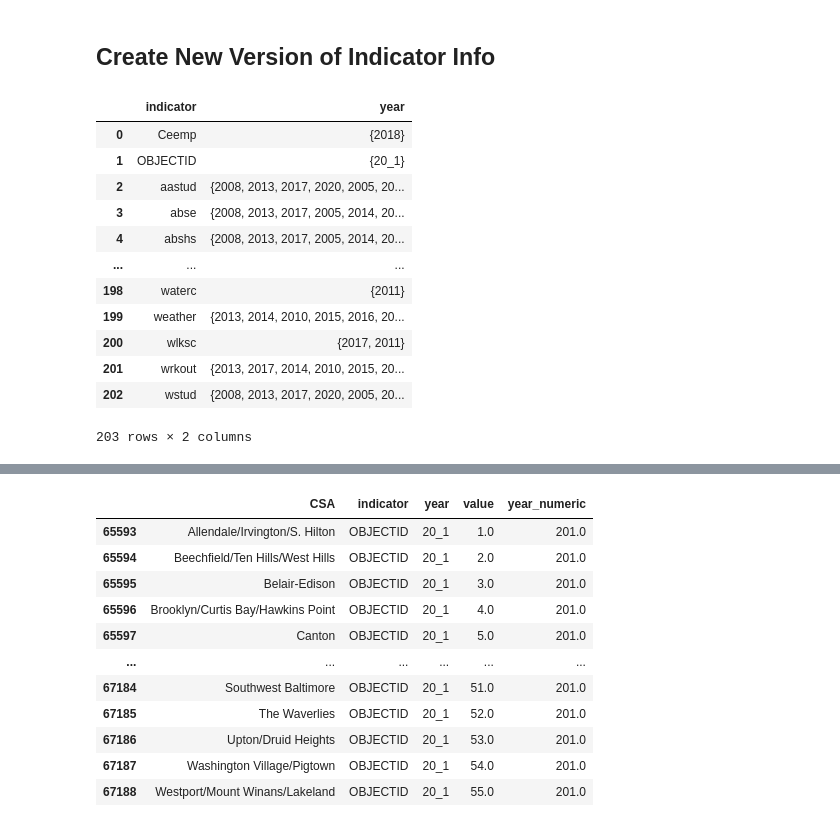
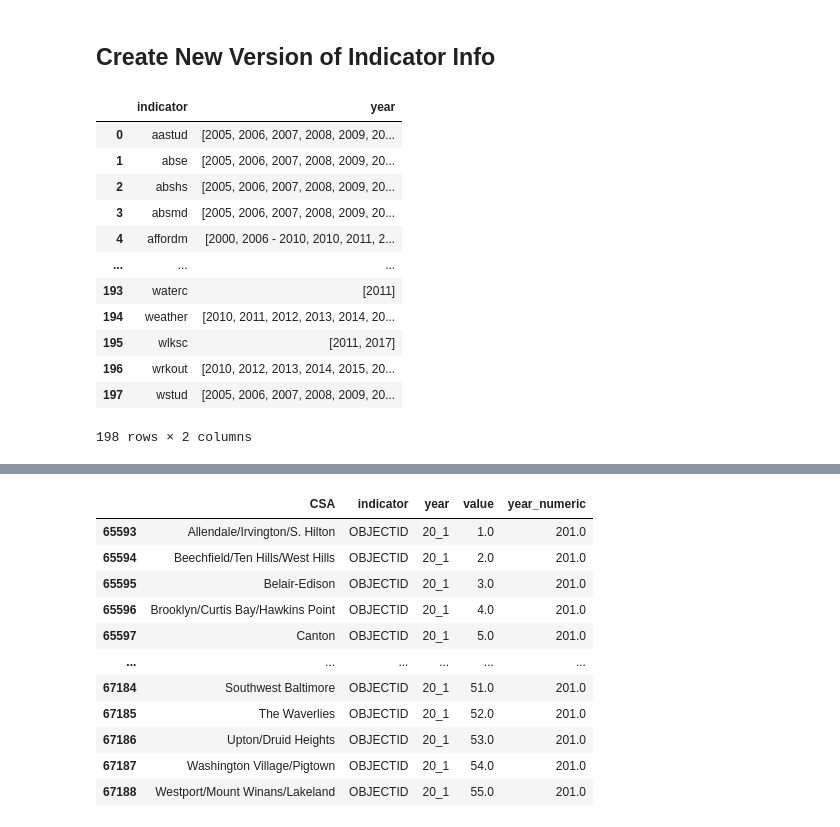
Before and after one commit to ejf78/cdc_vitalsigns, a Jupyter notebook: Vital_Signs_Data_Supplement.ipynb, the cells around one changed output, grey strips where cells are left out. Cells and saved outputs as stored; diff of their text form; code cells hidden in the pictures.

```diff
--- a/Vital_Signs_Data_Supplement.ipynb
+++ b/Vital_Signs_Data_Supplement.ipynb
@@ -389,20 +395,26 @@ set(balt_melted.indicator)
 ## Create New Version of Indicator Info
 # %%
 # info = vs[["indicator","year"]].groupby(["indicator"])["year"].apply(set).reset_index()
-# %%
-info = full_data_new[["indicator","year"]].groupby(['indicator'])['year'].apply(set).reset_index()
-info
-# %% [output]
-|  | indicator | year |
-| 0 | Ceemp | {2018} |
-| 1 | OBJECTID | {20_1} |
-| 2 | aastud | {2008, 2013, 2017, 2020, 2005, 20... |
-| 3 | abse | {2008, 2013, 2017, 2005, 2014, 20... |
-| 4 | abshs | {2008, 2013, 2017, 2005, 2014, 20... |
-| ... | ... | ... |
-| 198 | waterc | {2011} |
-| 199 | weather | {2013, 2014, 2010, 2015, 2016, 20... |
-| 200 | wlksc | {2017, 2011} |
-| 201 | wrkout | {2013, 2017, 2014, 2010, 2015, 20... |
-| 202 | wstud | {2008, 2013, 2017, 2020, 2005, 20... |
-203 rows × 2 columns
+# %%
+## get a list of years available for each indicator
+# function for a sorted set
+def sort_set(series):
+  x = set(series)
+  return sorted(x)
+# add list of years available (sorted)
+info = full_data_new[["indicator","year"]].groupby(['indicator'])['year'].apply(sort_set).reset_index()
+info
+# %% [output]
+|  | indicator | year |
+| 0 | aastud | [2005, 2006, 2007, 2008, 2009, 20... |
+| 1 | abse | [2005, 2006, 2007, 2008, 2009, 20... |
+| 2 | abshs | [2005, 2006, 2007, 2008, 2009, 20... |
+| 3 | absmd | [2005, 2006, 2007, 2008, 2009, 20... |
+| 4 | affordm | [2000, 2006 - 2010, 2010, 2011, 2... |
+| ... | ... | ... |
+| 193 | waterc | [2011] |
+| 194 | weather | [2010, 2011, 2012, 2013, 2014, 20... |
+| 195 | wlksc | [2011, 2017] |
+| 196 | wrkout | [2010, 2012, 2013, 2014, 2015, 20... |
+| 197 | wstud | [2005, 2006, 2007, 2008, 2009, 20... |
+198 rows × 2 columns
```
Also changed, not shown: parts of 15 cells of this notebook.
